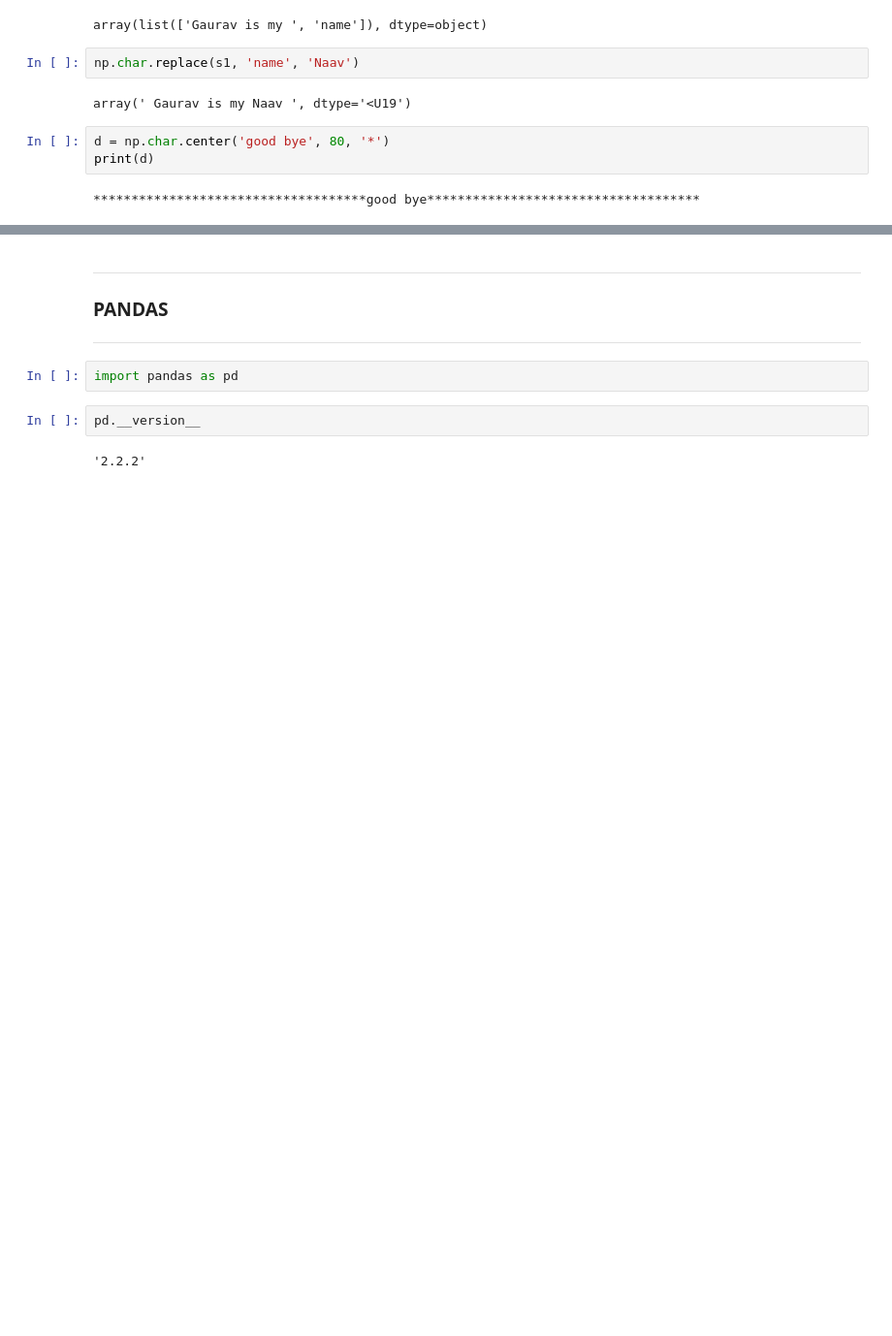
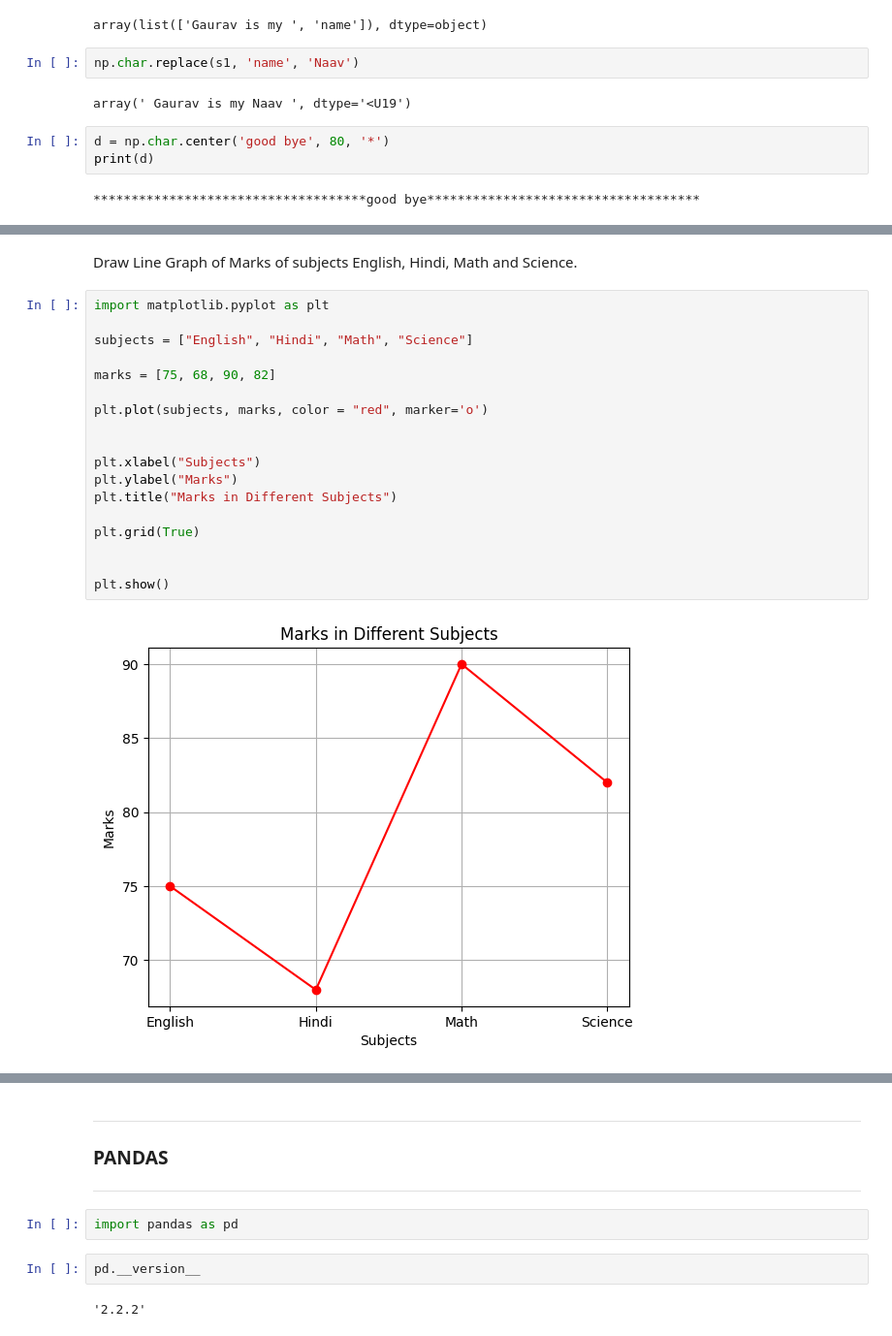
Before and after one commit to Gaurav-29-eng/Anudip, a Jupyter notebook: NUMPY.ipynb, the cells around one changed output, grey strips where cells are left out. Shown at 97% size. Saved outputs shown, nothing was run; the diff lists cells and outputs as text; blank space fills up the shorter version.

```diff
--- a/NUMPY.ipynb
+++ b/NUMPY.ipynb
@@ -1094,0 +1119,22 @@ print(d)
+# %% [markdown]
+Draw Line Graph of Marks of subjects English, Hindi, Math and Science.
+# %%
+import matplotlib.pyplot as plt
+
+subjects = ["English", "Hindi", "Math", "Science"]
+
+marks = [75, 68, 90, 82]
+
+plt.plot(subjects, marks, color = "red", marker='o')
+
+
+plt.xlabel("Subjects")
+plt.ylabel("Marks")
+plt.title("Marks in Different Subjects")
+
+plt.grid(True)
+
+
+plt.show()
+# %% [output]
+[figure, added]
```
Also changed, not shown: parts of 23 cells of this notebook.
